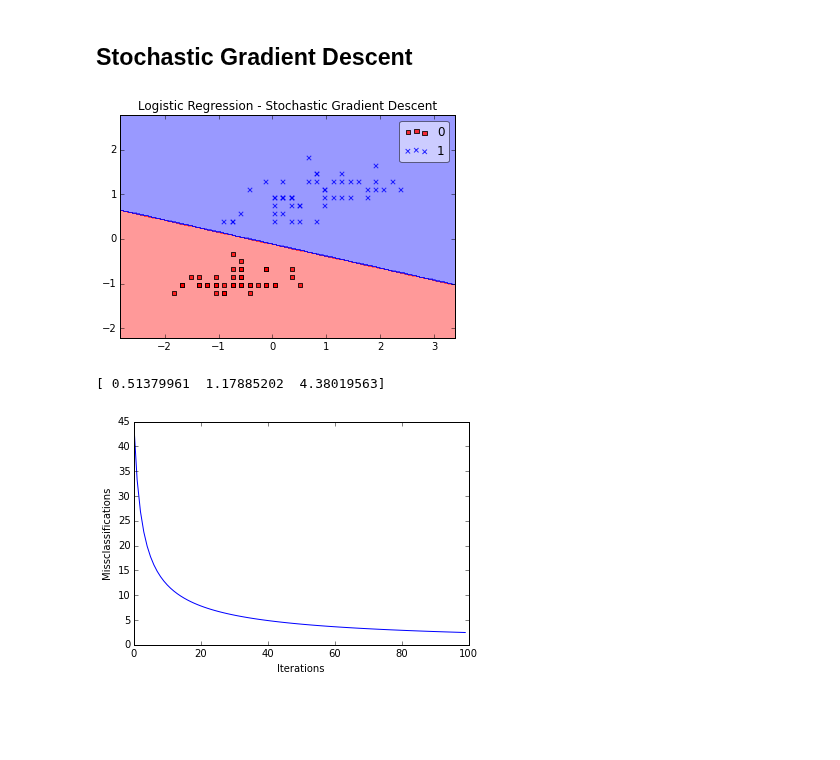
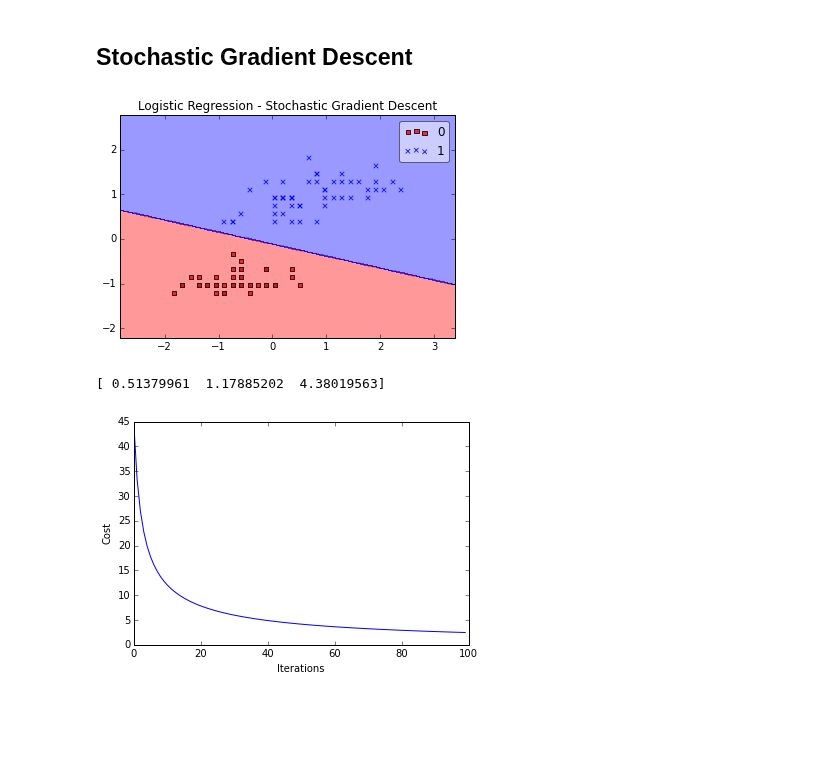
Before and after one commit to rasbt/mlxtend, a Jupyter notebook: docs/examples/classifier_logistic_regression.ipynb, the cells around one changed output. Drawn from its saved outputs; the diff is of its cells as text; code cells hidden in the pictures.

```diff
--- a/docs/examples/classifier_logistic_regression.ipynb
+++ b/docs/examples/classifier_logistic_regression.ipynb
@@ -67,25 +67,25 @@ plt.show()
 # %%
 import matplotlib.pyplot as plt
 %matplotlib inline
 from mlxtend.evaluate import plot_decision_regions
 
 lr = LogisticRegression(eta=0.01, epochs=100, learning='sgd')
 lr.fit(X, y)
 
 plot_decision_regions(X, y, clf=lr)
 plt.title('Logistic Regression - Stochastic Gradient Descent')
 plt.show()
 
 print(lr.w_)
 
 plt.plot(range(len(lr.cost_)), lr.cost_)
 plt.xlabel('Iterations')
-plt.ylabel('Missclassifications')
+plt.ylabel('Cost')
 plt.show()
 # %% [output]
 [figure]
 [ 0.51379961  1.17885202  4.38019563]
-[figure, old version]
+[figure, new version]
 # %% [markdown]
 <br>
 <br>
```
Also changed, not shown: parts of 1 cell of this notebook, 1 other file.
